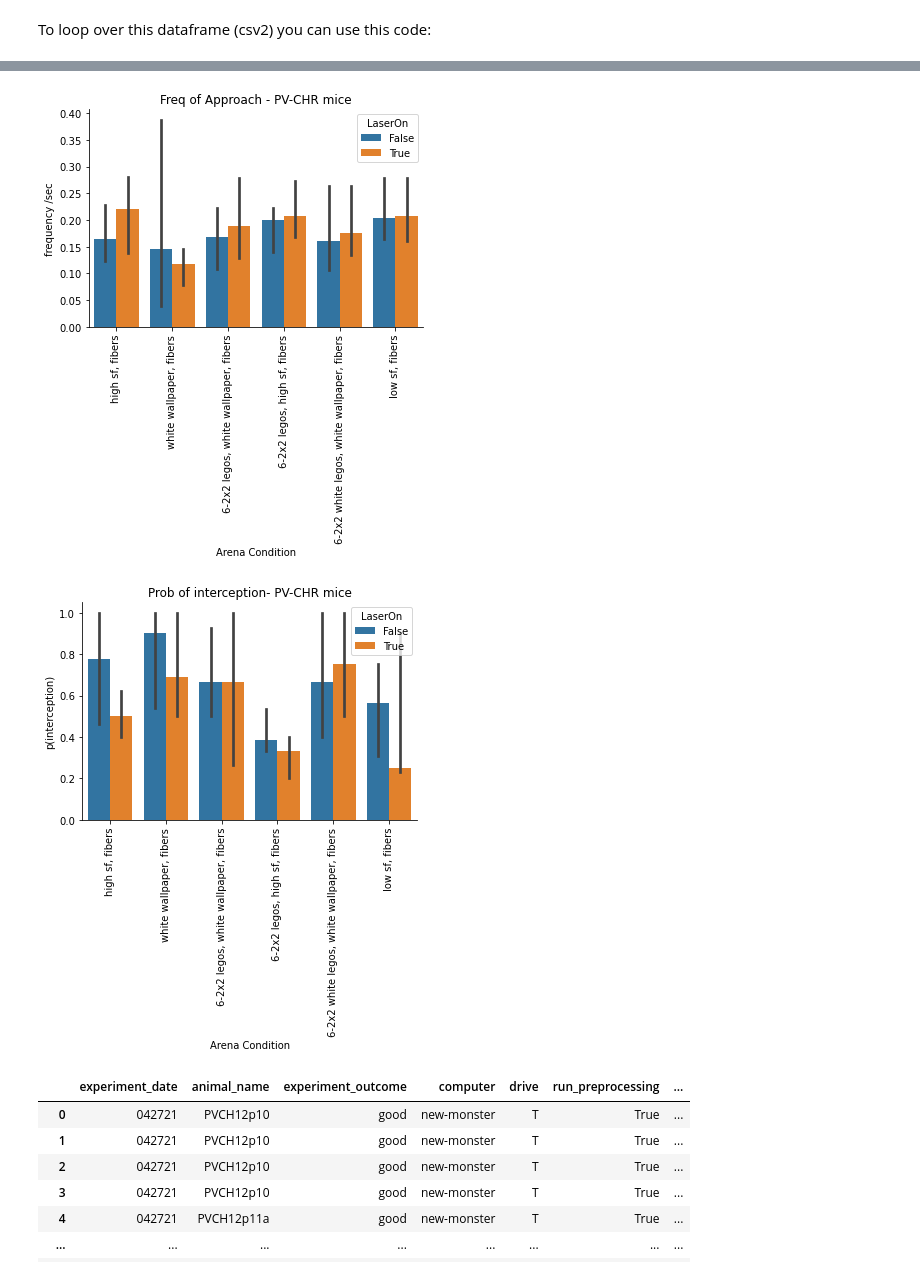
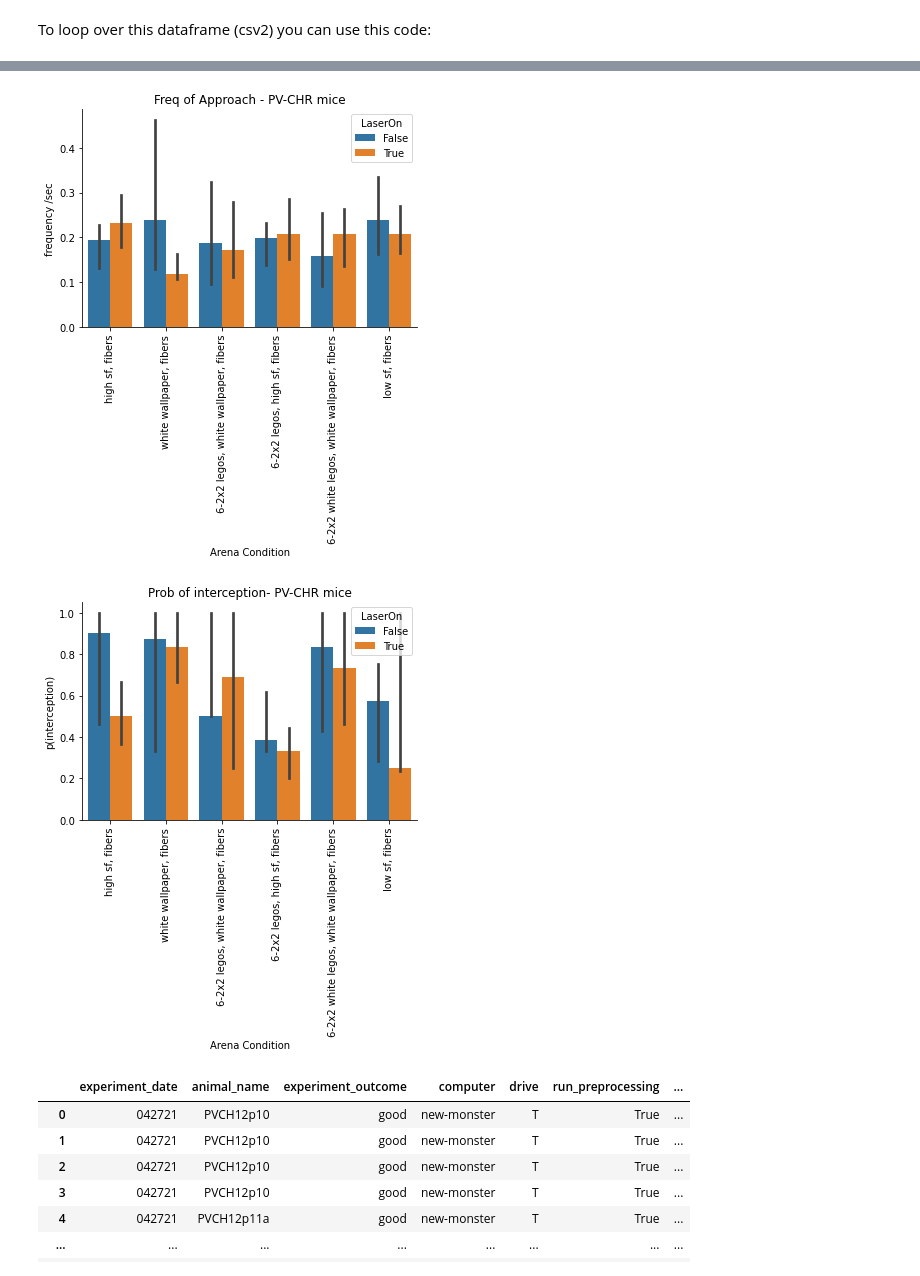
Before and after one commit to nielllab/FreelyMovingEphys, a Jupyter notebook: project_analysis/prey_capture/OptoPrey_basic.ipynb, the cells around one changed output, grey strips where cells are left out. Cells and saved outputs as stored; diff of their text form; code cells hidden in the pictures.

```diff
--- a/project_analysis/prey_capture/OptoPrey_basic.ipynb
+++ b/project_analysis/prey_capture/OptoPrey_basic.ipynb
@@ -389,18 +395,20 @@ plt.xticks(rotation = 'vertical') ; sns.despine()
 # %%
 test1=csv3[csv3['animal_name'].str.contains('PV')]
 test1=test1[test1['Wallpaper'].str.contains('fibers')]
+test1=test1[~test1['animal_name'].str.contains('RT')]
 #test1=test1[test1['Trial'].astype(str).str.contains('1|2')]
 plt.close('all')
 ax,fig=plt.subplots(1,1)
 sns.barplot(x='Wallpaper', y='freqapproach', hue='LaserOn', data=test1, estimator = np.median)
 plt.title('Freq of Approach - PV-CHR mice'); plt.xlabel('Arena Condition'); plt.ylabel('frequency /sec')
 plt.xticks(rotation = 'vertical') ; sns.despine()
 #plt.savefig('T:\OptoPreyCapture\Figures\CHtime2cap_fibers1.pdf', bbox_inches="tight")
 # %% [output]
-[figure, old version]
+[figure, new version]
 # %%
 test1=csv3[csv3['animal_name'].str.contains('PV')]
 test1=test1[test1['Wallpaper'].str.contains('fibers')]
+test1=test1[~test1['animal_name'].str.contains('RT')]
 #test1=test1[test1['Trial'].astype(str).str.contains('1|2')]
 plt.close('all')
 ax,fig=plt.subplots(1,1)
@@ -409,7 +417,7 @@ plt.title('Prob of interception- PV-CHR mice'); plt.xlabel('Arena Condition'); p
 plt.xticks(rotation = 'vertical') ; sns.despine()
 #plt.savefig('T:\OptoPreyCapture\Figures\CHtime2cap_fibers1.pdf', bbox_inches="tight")
 # %% [output]
-[figure, old version]
+[figure, new version]
 # %%
 csv3
 # %% [output]
```
Also changed, not shown: parts of 5 cells of this notebook.
